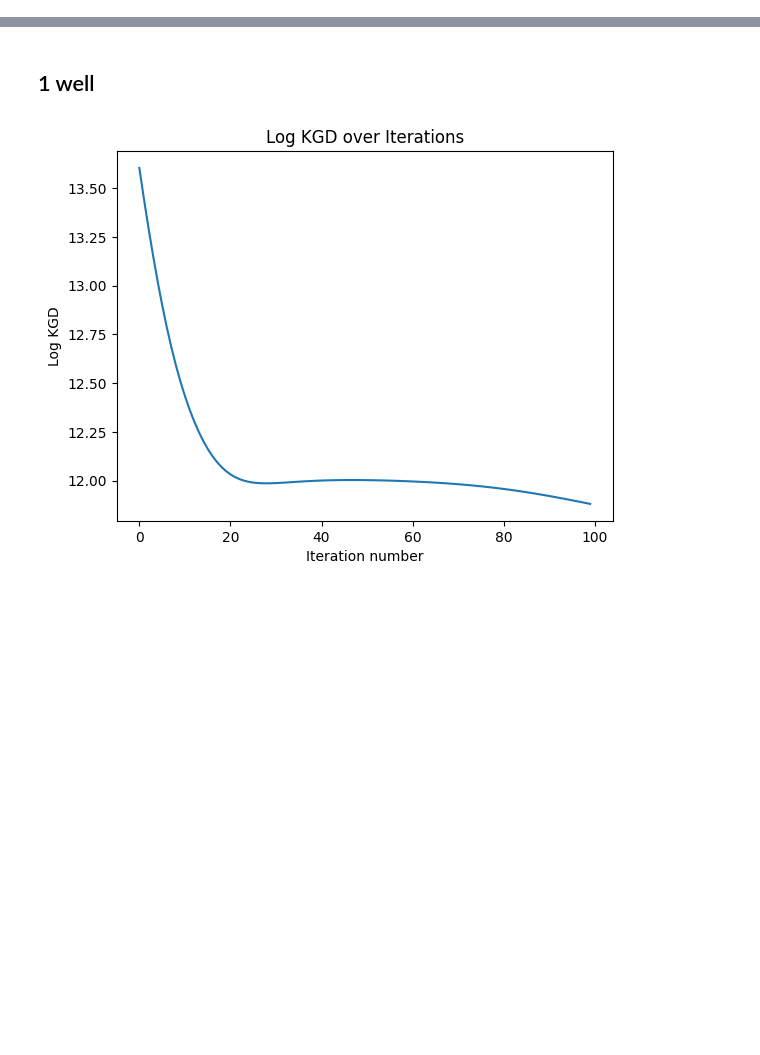
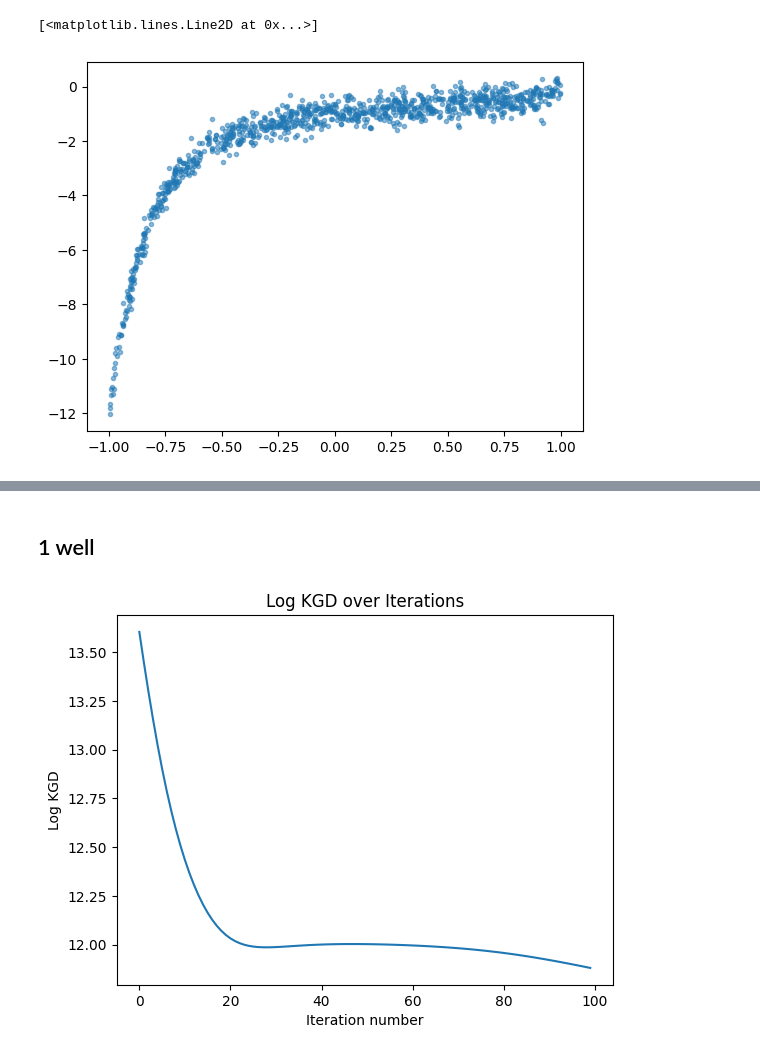
Before and after one commit to liuqingyang27/Detecting-Model-Misspecification-via-VGD, a Jupyter notebook: different dimension fig.ipynb, the cells around one changed output, grey strips where cells are left out. Cells and saved outputs as stored; diff of their text form; code cells hidden in the pictures; blank space fills up the shorter version.

```diff
--- a/different dimension fig.ipynb
+++ b/different dimension fig.ipynb
@@ -58,0 +73,5 @@ data_10_m = poly_model_11.generate_data(n_data, theta_11, key=random.PRNGKey(10)
+# %%
+plt.plot(data_10_m[0], data_10_m[1], '.', label='True model (10th order)', alpha=0.5)
+# %% [output]
+[<matplotlib.lines.Line2D at 0x...>]
+[figure, added]
```
Also changed, not shown: parts of 11 cells of this notebook.
